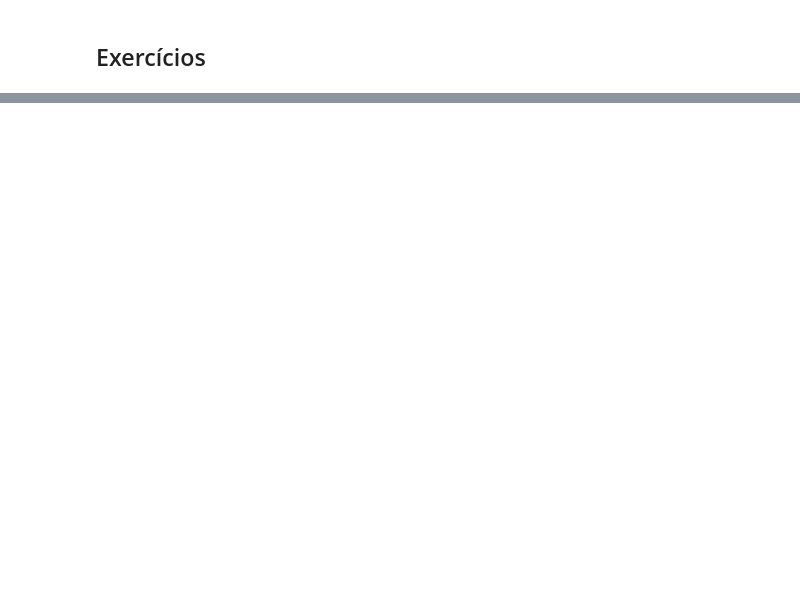
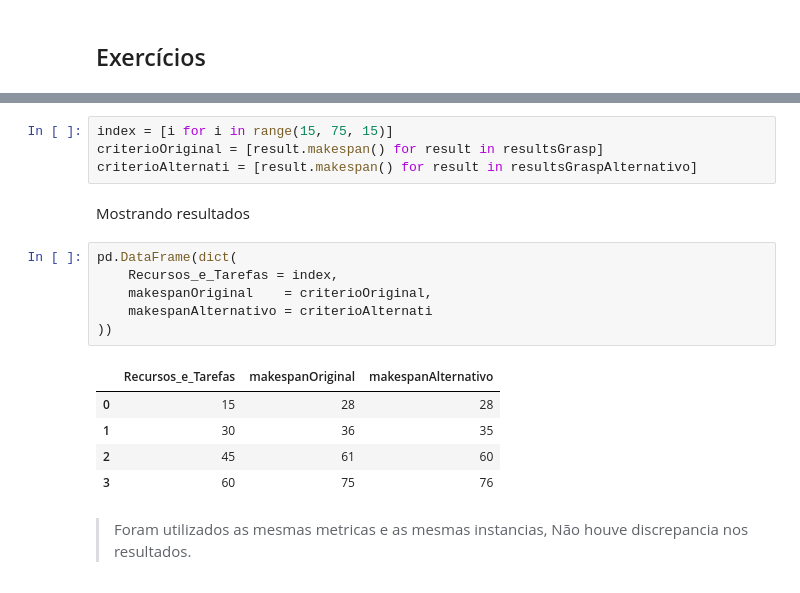
Before and after one commit to kaladabrio2020/Meteheuristica, a Jupyter notebook: atv_computacionais/RCPSP.ipynb, the cells around one changed output, grey strips where cells are left out. Cells and saved outputs as stored; diff of their text form; blank space fills up the shorter version.

```diff
--- a/RCPSP.ipynb
+++ b/atv_computacionais/RCPSP.ipynb
@@ -557,0 +660,20 @@ Tarefas = 50    Recursos = 20   Makespan = 61
+# %%
+index = [i for i in range(15, 75, 15)]
+criterioOriginal = [result.makespan() for result in resultsGrasp]
+criterioAlternati = [result.makespan() for result in resultsGraspAlternativo]
+# %% [markdown]
+Mostrando resultados
+# %%
+pd.DataFrame(dict(
+    Recursos_e_Tarefas = index,
+    makespanOriginal    = criterioOriginal,
+    makespanAlternativo = criterioAlternati
+))
+# %% [output]
+|  | Recursos_e_Tarefas | makespanOriginal | makespanAlternativo |
+| 0 | 15 | 28 | 28 |
+| 1 | 30 | 36 | 35 |
+| 2 | 45 | 61 | 60 |
+| 3 | 60 | 75 | 76 |
+# %% [markdown]
+> Foram utilizados as mesmas metricas e as mesmas instancias, Não houve discrepancia nos resultados.
```
Also changed, not shown: parts of 22 cells of this notebook, 4 other files.
